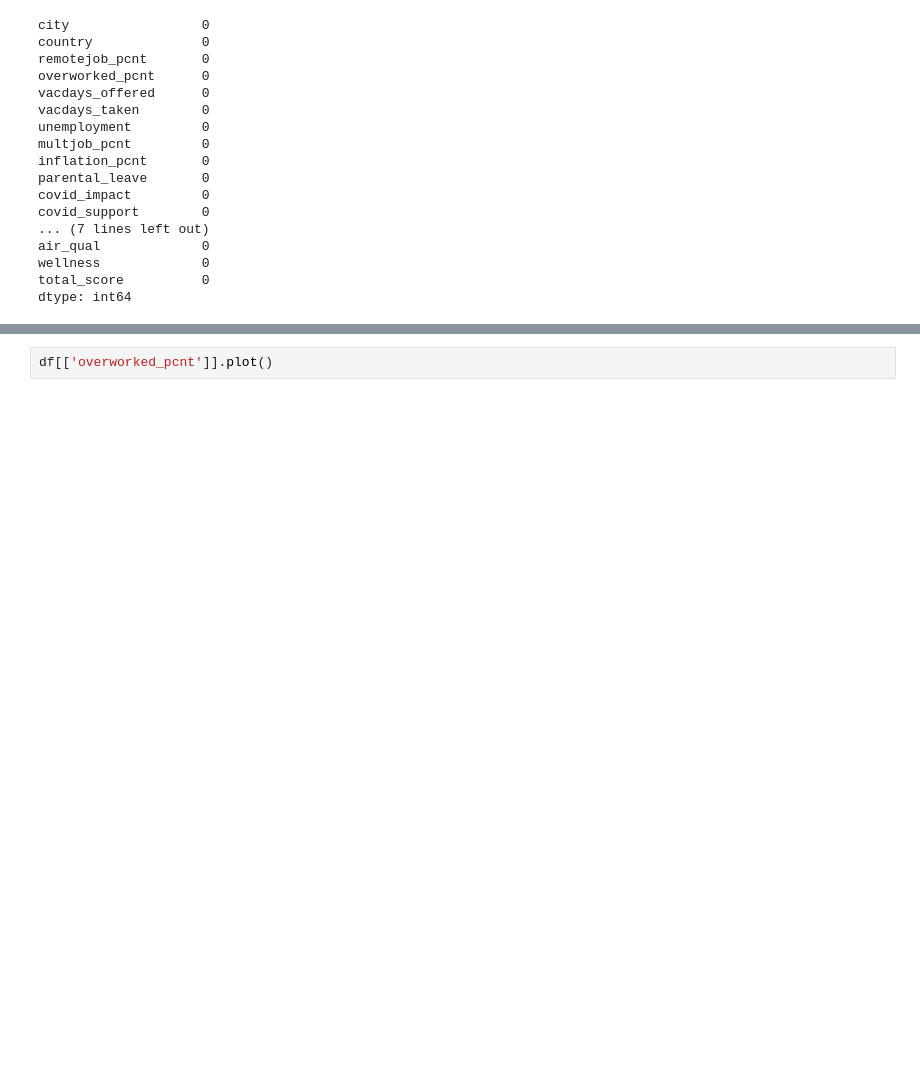
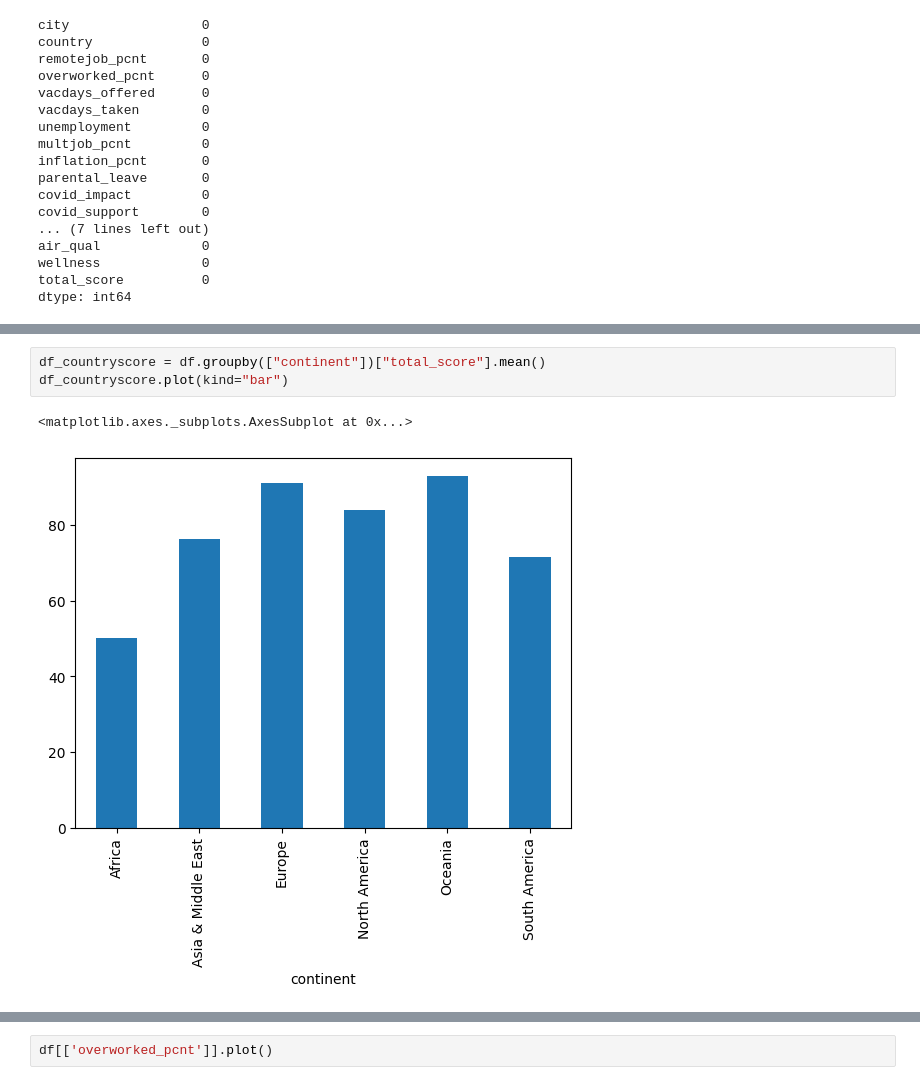
Before and after one commit to oheag2/UCDPA_GillianOHea, a Jupyter notebook: GillianOHea_FinalProject.ipynb, the cells around one changed output, grey strips where cells are left out. Cells and saved outputs as stored; diff of their text form; blank space fills up the shorter version.

```diff
--- a/GillianOHea_FinalProject.ipynb
+++ b/GillianOHea_FinalProject.ipynb
@@ -98,0 +181,6 @@ dtype: int64
+# %%
+df_countryscore = df.groupby(["continent"])["total_score"].mean()
+df_countryscore.plot(kind="bar")
+# %% [output]
+<matplotlib.axes._subplots.AxesSubplot at 0x...>
+[figure, added]
```
Also changed, not shown: parts of 60 cells of this notebook.
